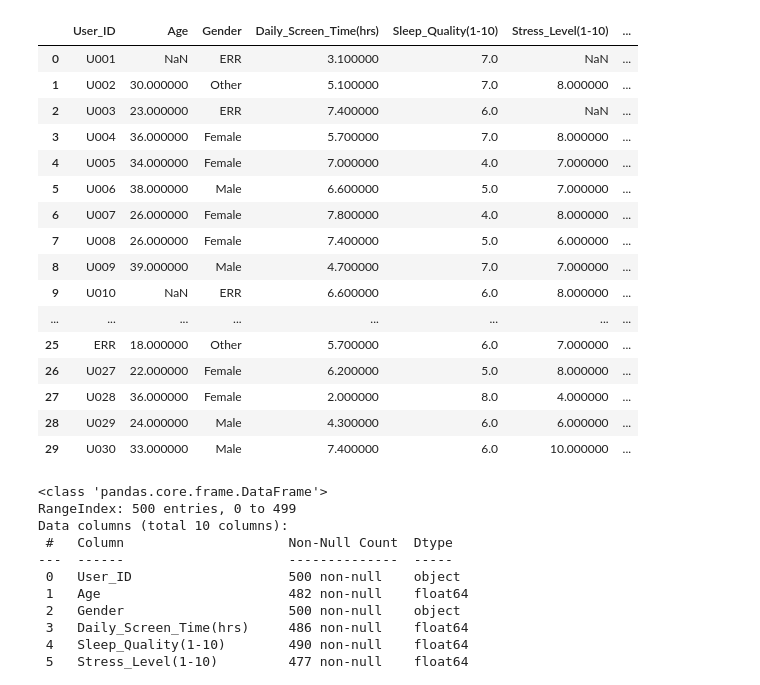
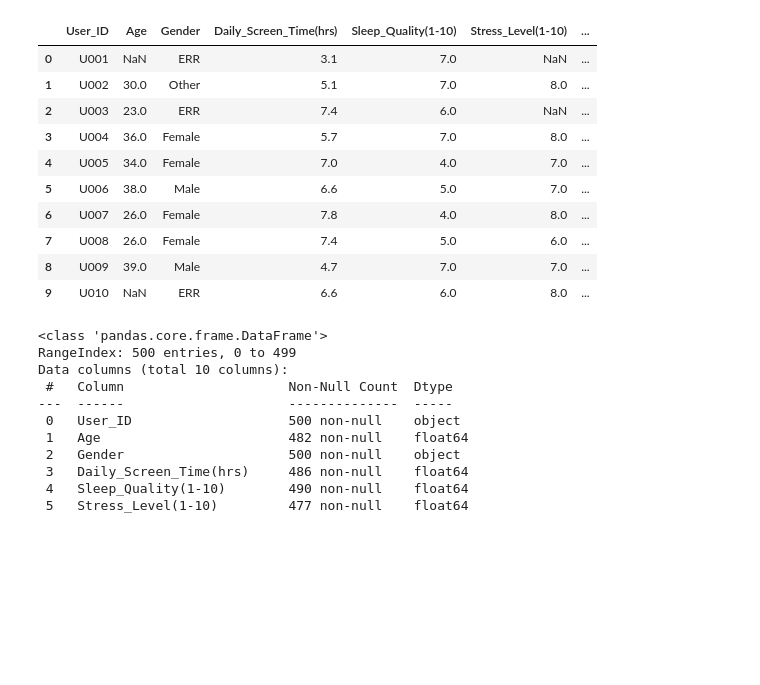
Before and after one commit to asroka98/Diploma-Work-Group-1-Social-Media, a Jupyter notebook: praca-dyplomowa-v2.ipynb, the cells around one changed output. Cells and saved outputs as stored; diff of their text form; code cells hidden in the pictures; blank space fills up the shorter version.

```diff
--- a/praca-dyplomowa-v2.ipynb
+++ b/praca-dyplomowa-v2.ipynb
@@ -8,25 +8,19 @@ df=pd.read_csv(r"C:\Users\karolina.koziol\Documents\studia\praca-dyplomowa\Menta
                ,sep=","
                )
 # %%
-df.head(30)
+df.head(10)
 # %% [output]
 |  | User_ID | Age | Gender | Daily_Screen_Time(hrs) | Sleep_Quality(1-10) | Stress_Level(1-10) | ... |
-| 0 | U001 | NaN | ERR | 3.100000 | 7.0 | NaN | ... |
-| 1 | U002 | 30.000000 | Other | 5.100000 | 7.0 | 8.000000 | ... |
-| 2 | U003 | 23.000000 | ERR | 7.400000 | 6.0 | NaN | ... |
-| 3 | U004 | 36.000000 | Female | 5.700000 | 7.0 | 8.000000 | ... |
-| 4 | U005 | 34.000000 | Female | 7.000000 | 4.0 | 7.000000 | ... |
-| 5 | U006 | 38.000000 | Male | 6.600000 | 5.0 | 7.000000 | ... |
-| 6 | U007 | 26.000000 | Female | 7.800000 | 4.0 | 8.000000 | ... |
-| 7 | U008 | 26.000000 | Female | 7.400000 | 5.0 | 6.000000 | ... |
-| 8 | U009 | 39.000000 | Male | 4.700000 | 7.0 | 7.000000 | ... |
-| 9 | U010 | NaN | ERR | 6.600000 | 6.0 | 8.000000 | ... |
-| ... | ... | ... | ... | ... | ... | ... | ... |
-| 25 | ERR | 18.000000 | Other | 5.700000 | 6.0 | 7.000000 | ... |
-| 26 | U027 | 22.000000 | Female | 6.200000 | 5.0 | 8.000000 | ... |
-| 27 | U028 | 36.000000 | Female | 2.000000 | 8.0 | 4.000000 | ... |
-| 28 | U029 | 24.000000 | Male | 4.300000 | 6.0 | 6.000000 | ... |
-| 29 | U030 | 33.000000 | Male | 7.400000 | 6.0 | 10.000000 | ... |
+| 0 | U001 | NaN | ERR | 3.1 | 7.0 | NaN | ... |
+| 1 | U002 | 30.0 | Other | 5.1 | 7.0 | 8.0 | ... |
+| 2 | U003 | 23.0 | ERR | 7.4 | 6.0 | NaN | ... |
+| 3 | U004 | 36.0 | Female | 5.7 | 7.0 | 8.0 | ... |
+| 4 | U005 | 34.0 | Female | 7.0 | 4.0 | 7.0 | ... |
+| 5 | U006 | 38.0 | Male | 6.6 | 5.0 | 7.0 | ... |
+| 6 | U007 | 26.0 | Female | 7.8 | 4.0 | 8.0 | ... |
+| 7 | U008 | 26.0 | Female | 7.4 | 5.0 | 6.0 | ... |
+| 8 | U009 | 39.0 | Male | 4.7 | 7.0 | 7.0 | ... |
+| 9 | U010 | NaN | ERR | 6.6 | 6.0 | 8.0 | ... |
 # %%
 df.info()
 # %% [output]
```
Also changed, not shown: parts of 11 cells of this notebook, 1 other file.
